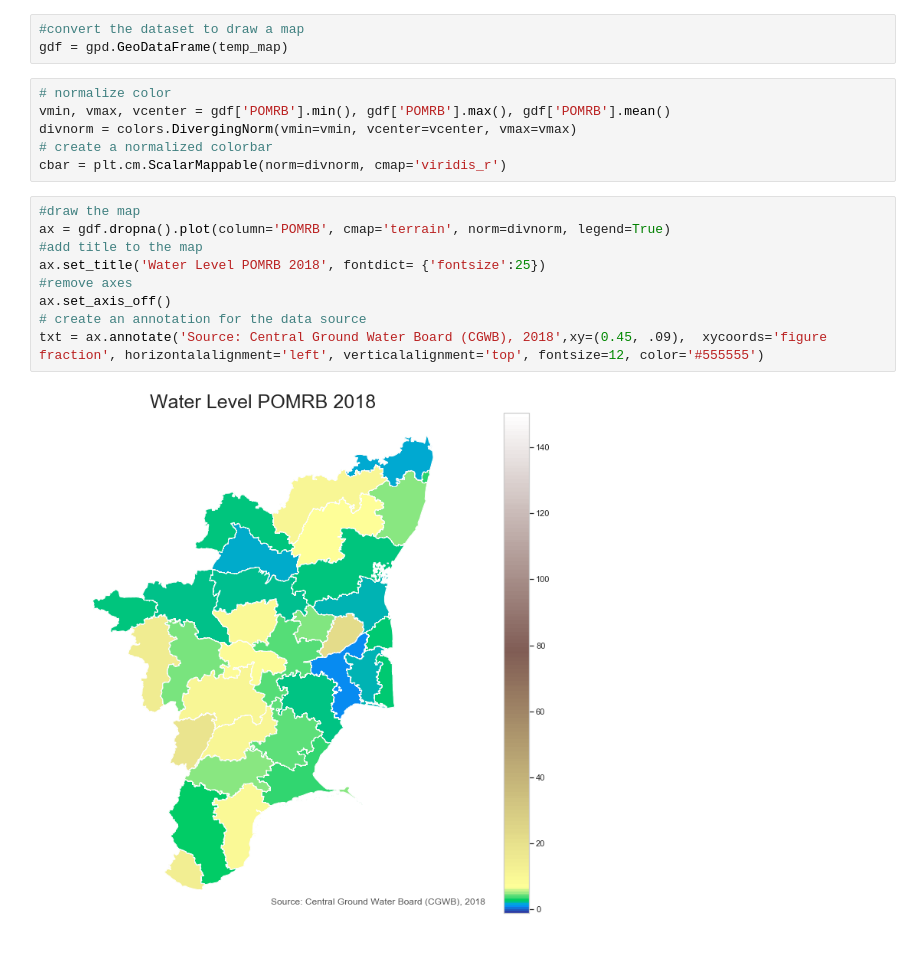
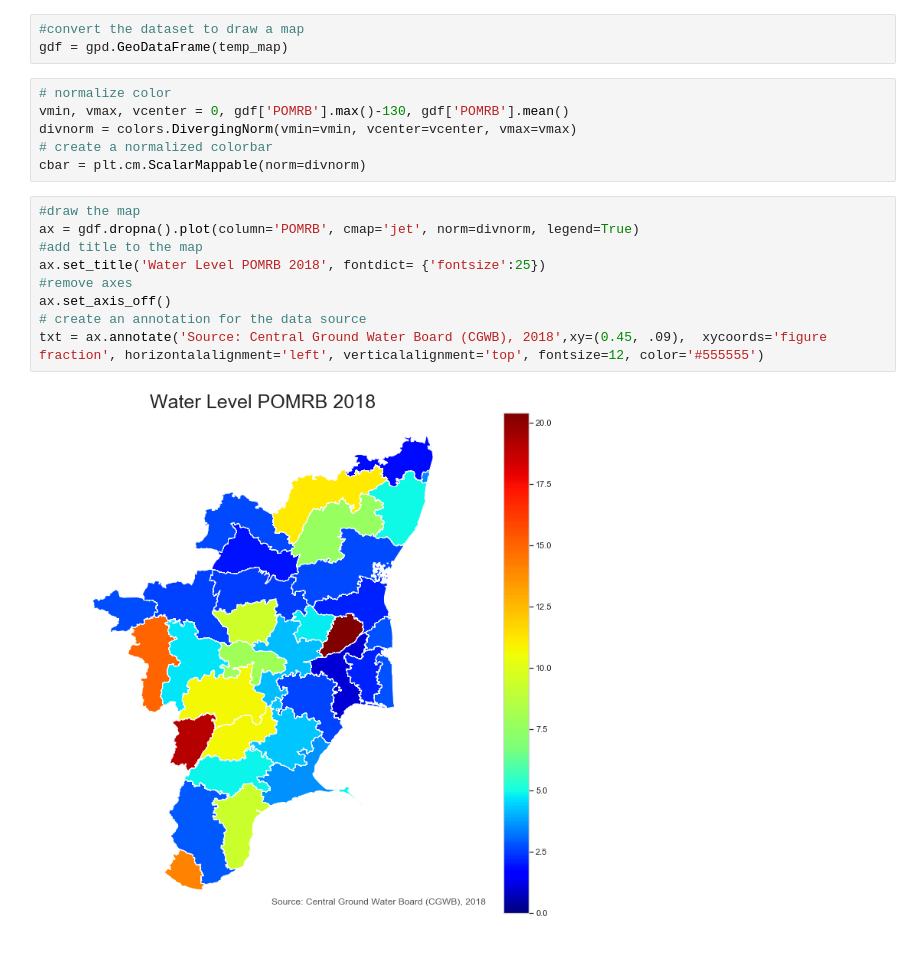
Before and after one commit to sbenstewart/smart-india-hackathon, a Jupyter notebook: code.ipynb, the cells around one changed output. Drawn from its saved outputs; the diff is of its cells as text.

Commit message:
tn district plot updates

```diff
--- a/code.ipynb
+++ b/code.ipynb
@@ -209,18 +209,18 @@ temp_map.head()
 gdf = gpd.GeoDataFrame(temp_map)
 # %%
 # normalize color
-vmin, vmax, vcenter = gdf['POMRB'].min(), gdf['POMRB'].max(), gdf['POMRB'].mean()
+vmin, vmax, vcenter = 0, gdf['POMRB'].max()-130, gdf['POMRB'].mean()
 divnorm = colors.DivergingNorm(vmin=vmin, vcenter=vcenter, vmax=vmax)
 # create a normalized colorbar
-cbar = plt.cm.ScalarMappable(norm=divnorm, cmap='viridis_r')
+cbar = plt.cm.ScalarMappable(norm=divnorm)
 # %%
 #draw the map
-ax = gdf.dropna().plot(column='POMRB', cmap='terrain', norm=divnorm, legend=True)
+ax = gdf.dropna().plot(column='POMRB', cmap='jet', norm=divnorm, legend=True)
 #add title to the map
 ax.set_title('Water Level POMRB 2018', fontdict= {'fontsize':25})
 #remove axes
 ax.set_axis_off()
 # create an annotation for the data source
 txt = ax.annotate('Source: Central Ground Water Board (CGWB), 2018',xy=(0.45, .09),  xycoords='figure fraction', horizontalalignment='left', verticalalignment='top', fontsize=12, color='#555555')
 # %% [output]
-[figure, old version]
+[figure, new version]
```
